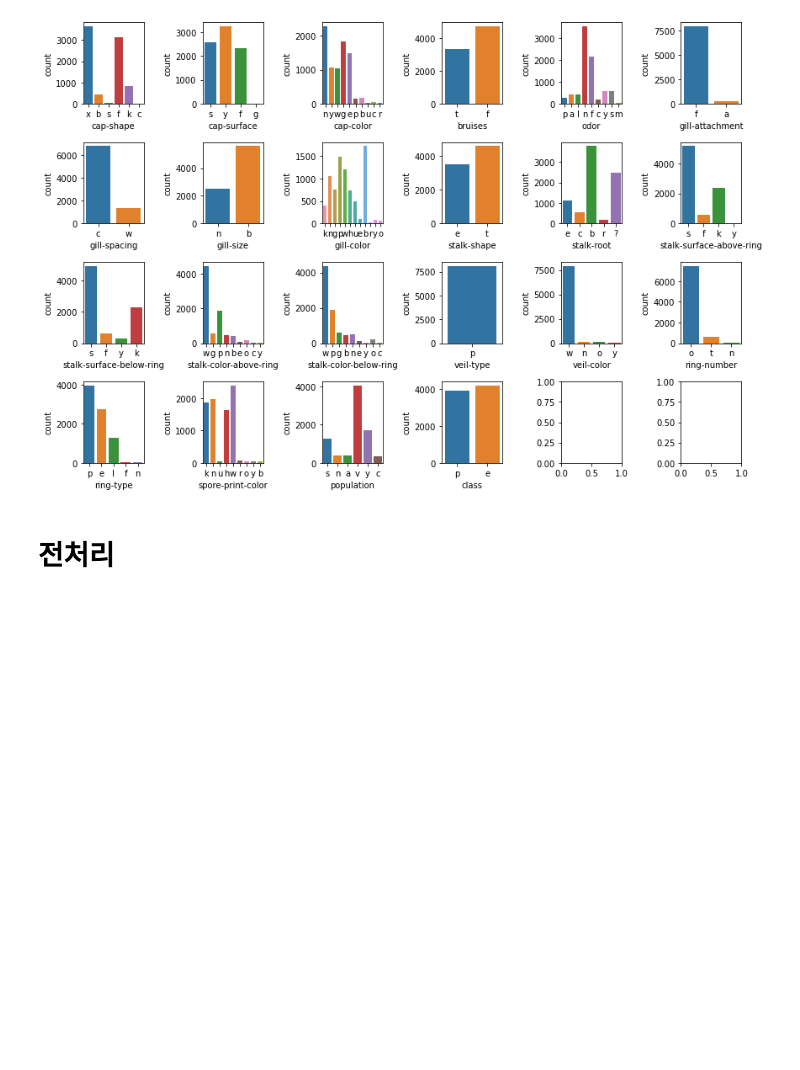
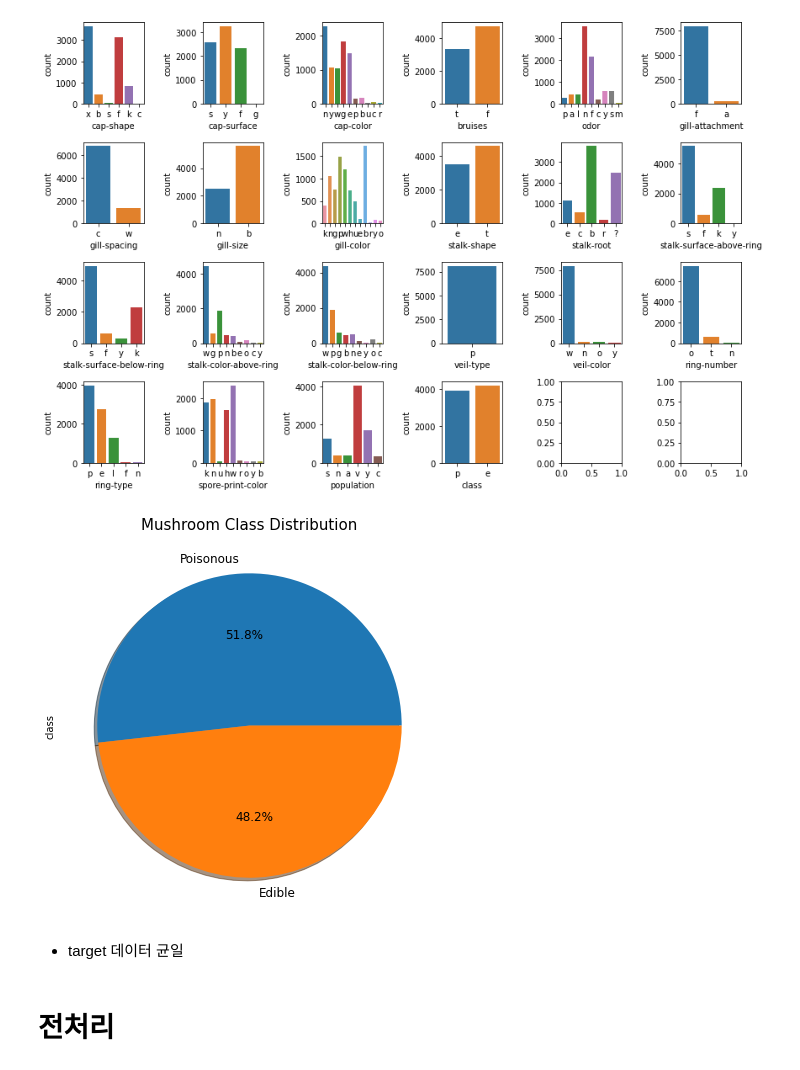
Before and after one commit to SungaHwang/ML_practice, a Jupyter notebook: NaiveBayes_MushroomClassification.ipynb, the cells around one changed output. Saved outputs shown, nothing was run; the diff lists cells and outputs as text; code cells hidden in the pictures; blank space fills up the shorter version.

```diff
--- a/NaiveBayes_MushroomClassification.ipynb
+++ b/NaiveBayes_MushroomClassification.ipynb
@@ -156,6 +178,16 @@ sns.countplot(x="class",data=mush,ax=axes[3,3])
 plt.tight_layout()
 # %% [output]
 [figure]
+# %%
+f, ax = plt.subplots(figsize=(7, 7))
+labels = (('Poisonous','Edible'))
+mush['class'].value_counts().plot.pie(labels= labels, shadow= True, ax= ax, autopct='%1.1f%%',textprops={'fontsize': 12} )
+
+ax.set_title('Mushroom Class Distribution', fontsize = 15);
+# %% [output]
+[figure, added]
+# %% [markdown]
+* target 데이터 균일
 # %% [markdown]
 # 전처리
 # %%
```
Also changed, not shown: parts of 32 cells of this notebook.
